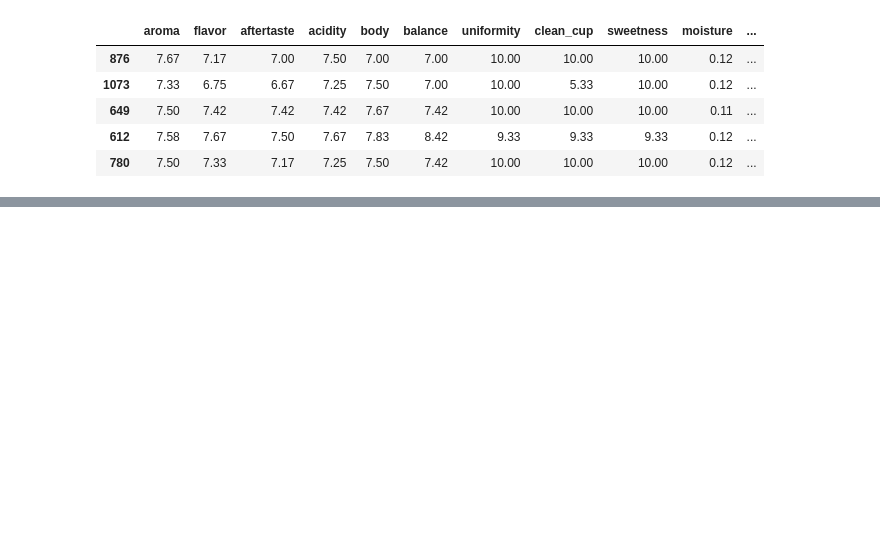
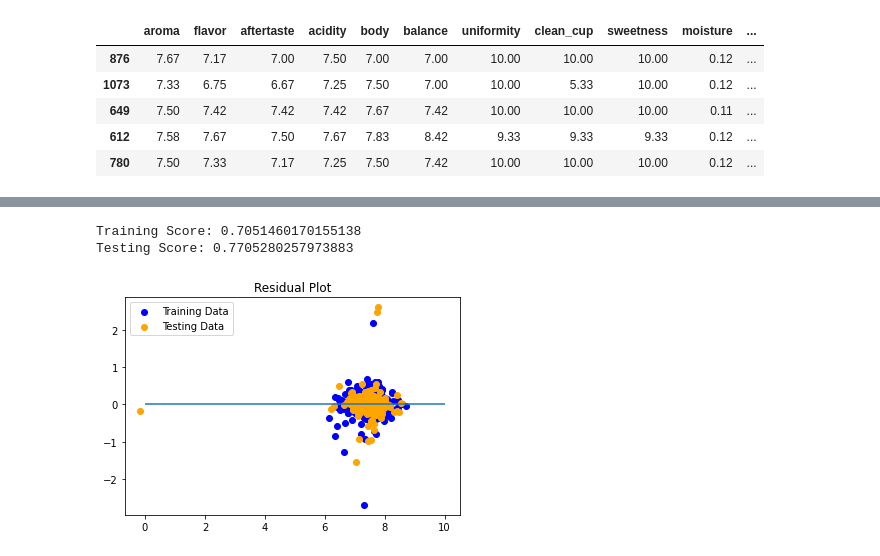
Before and after one commit to lamccart15/Coffee_Ratings, a Jupyter notebook: coffee_LR.ipynb, the cells around one changed output, grey strips where cells are left out. Saved outputs shown, nothing was run; the diff lists cells and outputs as text; code cells hidden in the pictures; blank space fills up the shorter version.

```diff
--- a/coffee_LR.ipynb
+++ b/coffee_LR.ipynb
@@ -108,0 +114,11 @@ plt.savefig('residual_plot.png')
+# %%
+# Set features. This will also be used as your x values.
+selected_features2 = df[['flavor', 'aftertaste', 'balance']]
+# %%
+#Set y and Split into Test/Train
+from sklearn.model_selection import train_test_split
+
+y2 = df["cupper_points"]
+
+X_train2, X_test2, y_train2, y_test2 = train_test_split(
+    selected_features2, y2, random_state=1)
@@ -108,0 +134,33 @@ plt.savefig('residual_plot.png')
+# %%
+# Scale your data
+from sklearn.preprocessing import LabelEncoder, MinMaxScaler
+
+X_scaler = MinMaxScaler().fit(X_train2)
+X_train_scaled2 = X_scaler.transform(X_train2)
+X_test_scaled2 = X_scaler.transform(X_test2)
+# %%
+#Create Model
+from sklearn.linear_model import LinearRegression
+model_reduced = LinearRegression()
+model_reduced = model_reduced.fit(X_train_scaled2, y_train2)
+# %%
+#Train Model
+training_score_reduced = model_reduced.score(X_train_scaled2, y_train2)
+testing_score_reduced = model_reduced.score(X_test_scaled2, y_test2)
+
+print(f"Training Score: {training_score_reduced}")
+print(f"Testing Score: {testing_score_reduced}")
+# %% [output]
+Training Score: 0.7051460170155138
+Testing Score: 0.7705280257973883
+# %%
+# Plot the Residuals for the Training and Testing data
+
+plt.scatter(model_reduced.predict(X_train_scaled2), model_reduced.predict(X_train_scaled2) - y_train2, c="blue", label="Training Data")
+plt.scatter(model_reduced.predict(X_test_scaled2), model_reduced.predict(X_test_scaled2) - y_test2, c="orange", label="Testing Data")
+plt.legend()
+plt.hlines(y=0, xmin=y2.min(), xmax=y2.max())
+plt.title("Residual Plot")
+plt.savefig('assets/img/residual_plot_reduced.png')
+# %% [output]
+[figure, added]
```
Also changed, not shown: parts of 8 cells of this notebook.
